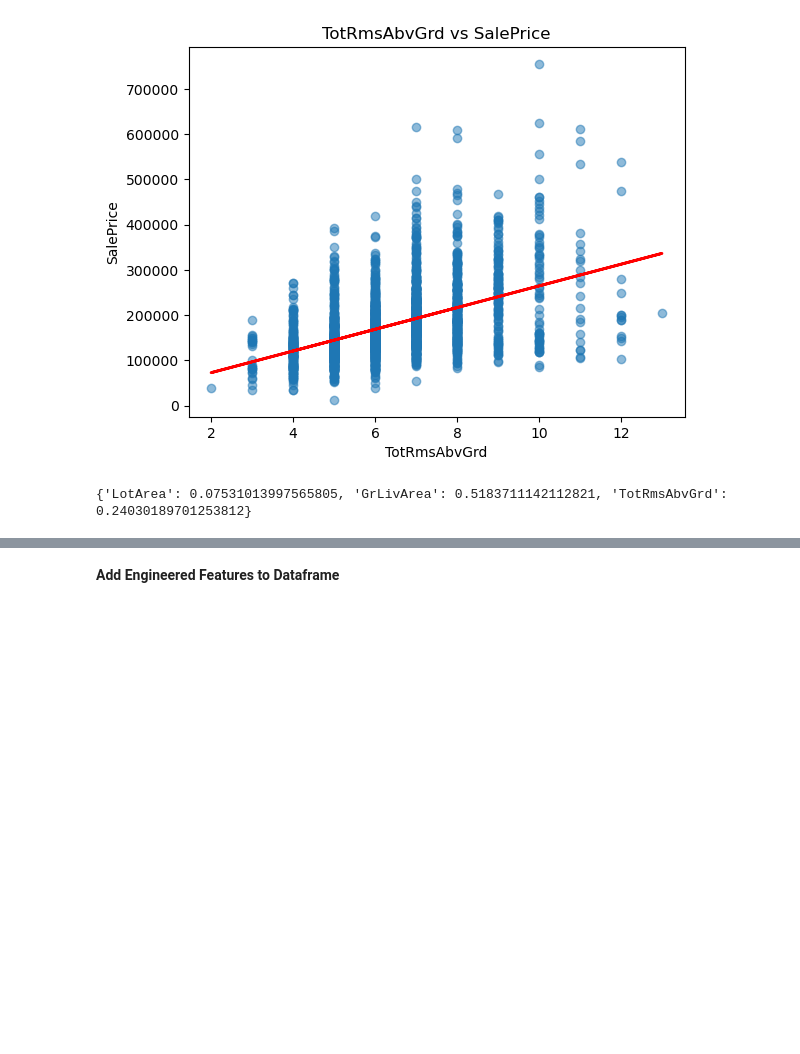
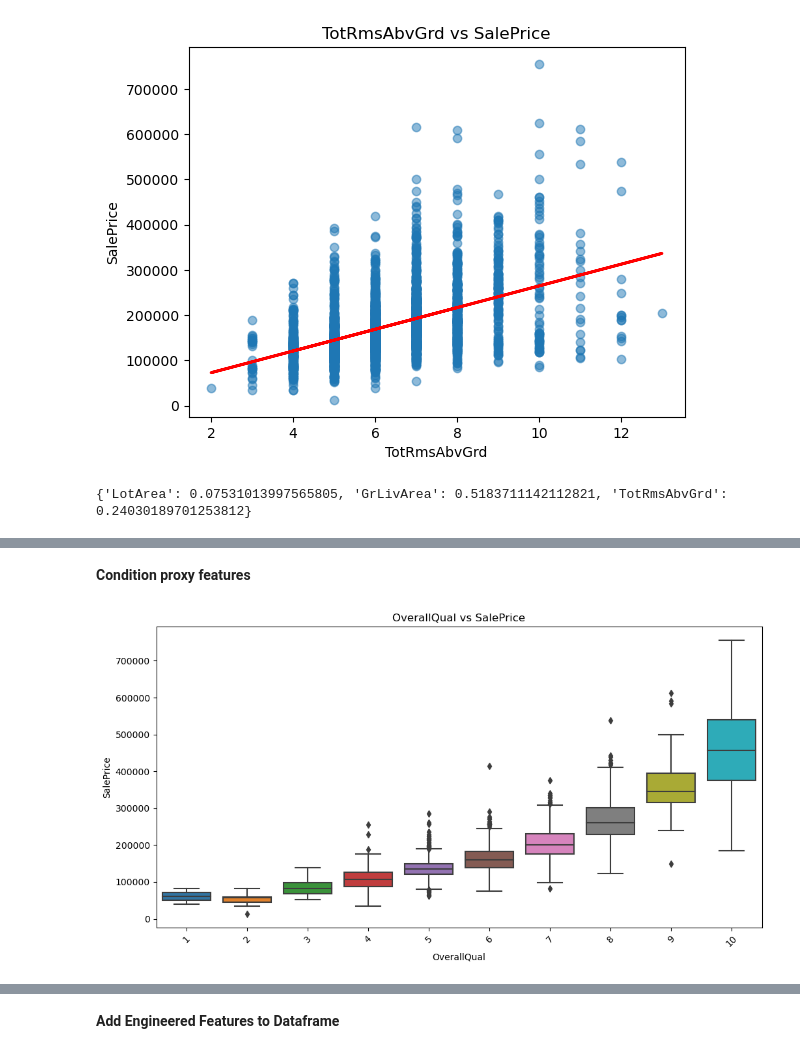
Before and after one commit to bassoonelephant/ames, a Jupyter notebook: 2-ames-LR.ipynb, the cells around one changed output, grey strips where cells are left out. Drawn from its saved outputs; the diff is of its cells as text; code cells hidden in the pictures; blank space fills up the shorter version.

```diff
--- a/2-ames-LR.ipynb
+++ b/2-ames-LR.ipynb
@@ -240,0 +230,19 @@ print(predictors_eng[['YearsSinceBuilt', 'YearBuilt']].head())
+# %% [markdown]
+**Condition proxy features**
+# %%
+# Create a box plot of SalePrice vs. OverallQual
+plt.figure(figsize=(12, 6))
+sns.boxplot(x='OverallQual', y='SalePrice', data=ames_clean)
+
+# Label the plot
+plt.title('OverallQual vs SalePrice')
+plt.xlabel('OverallQual')
+plt.ylabel('SalePrice')
+
+# Rotate x-axis labels for better readability
+plt.xticks(rotation=45)
+
+# Show the plot
+plt.show()
+# %% [output]
+[figure, added]
```
Also changed, not shown: parts of 13 cells of this notebook.
